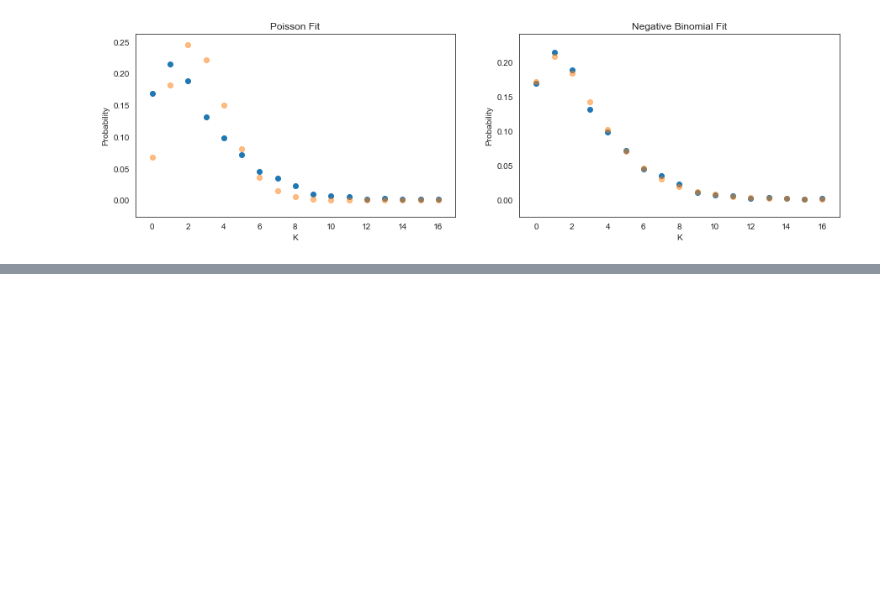
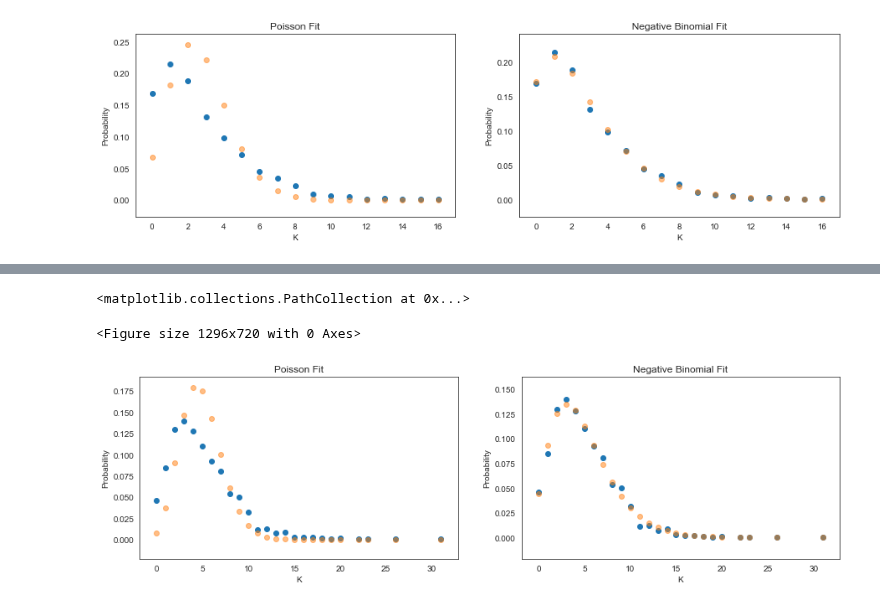
Before and after one commit to srjit/science-of-genius-title-impact, a Jupyter notebook: src/word-distributions/curve-fitting statmodels/Molecular Biology - Fitting.ipynb, the cells around one changed output, grey strips where cells are left out. Saved outputs shown, nothing was run; the diff lists cells and outputs as text; code cells hidden in the pictures; blank space fills up the shorter version.

Commit message:
update plots

```diff
--- a/src/word-distributions/curve-fitting statmodels/Molecular Biology - Fitting.ipynb
+++ b/src/word-distributions/curve-fitting statmodels/Molecular Biology - Fitting.ipynb
@@ -199,3 +197,9 @@ plot(sorted(X),Y_neg_binomial, ax2, title="Negative Binomial Fit", xlabel="K", y
 <matplotlib.collections.PathCollection at 0x...>
 <Figure size 1296x720 with 0 Axes>
 [figure]
+# %%
+N = 110
+K = 5
+change_in_values, X, Y = get_word_variations(N, K)
+Y_poiss = get_poisson_pmf(change_in_values, X)
+Y_neg_binomial = get_negative_binomial_fit(change_in_values, X)
@@ -201,0 +215,14 @@ plot(sorted(X),Y_neg_binomial, ax2, title="Negative Binomial Fit", xlabel="K", y
+# %%
+f = plt.figure(figsize=(18, 10))
+
+fig, (ax1, ax2) = plt.subplots(ncols=2, figsize=(15, 4))
+
+plot(X,Y, ax1)
+plot(X,Y_poiss, ax1, title="Poisson Fit", xlabel="K", ylabel="Probability", alpha=0.5)
+
+plot(X,Y, ax2)
+plot(sorted(X),Y_neg_binomial, ax2, title="Negative Binomial Fit", xlabel="K", ylabel="Probability", alpha=0.5)
+# %% [output]
+<matplotlib.collections.PathCollection at 0x...>
+<Figure size 1296x720 with 0 Axes>
+[figure, added]
```
Also changed, not shown: parts of 6 cells of this notebook.
